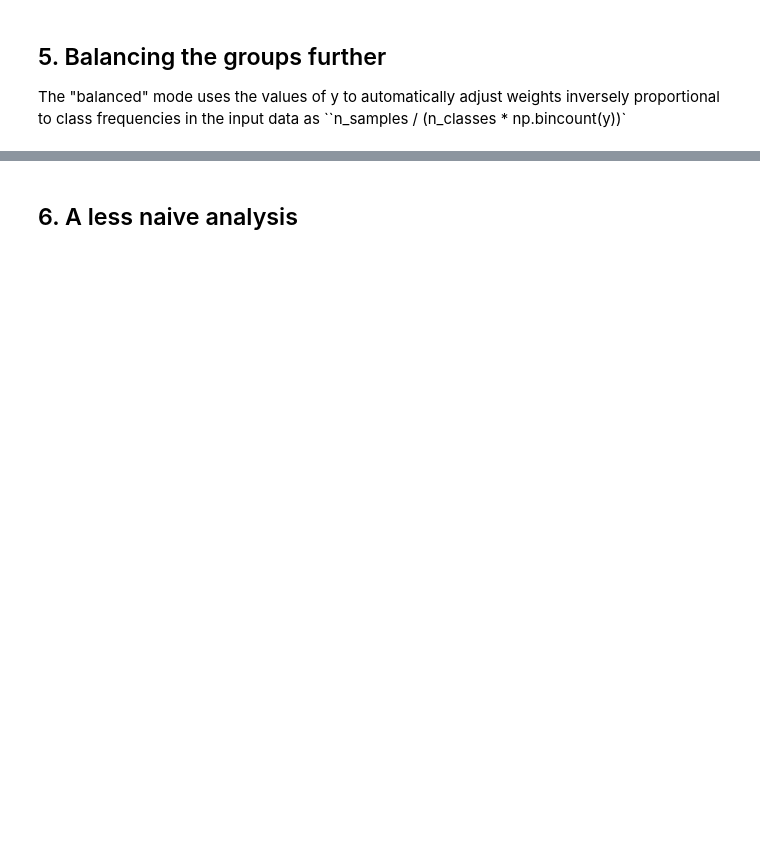
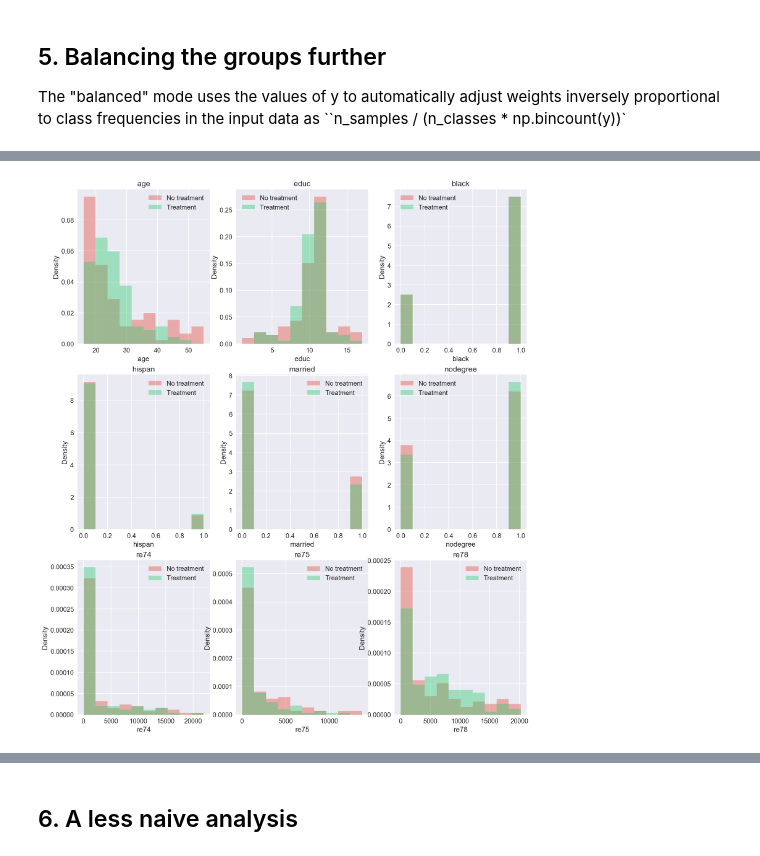
Before and after one commit to rbsteinm/AppliedDataAnalysis, a Jupyter notebook: Homeworks/04 - Applied ML/HW4.ipynb, the cells around one changed output, grey strips where cells are left out. Drawn from its saved outputs; the diff is of its cells as text; code cells hidden in the pictures; blank space fills up the shorter version.

```diff
--- a/Homeworks/04 - Applied ML/HW4.ipynb
+++ b/Homeworks/04 - Applied ML/HW4.ipynb
@@ -74,7 +92,7 @@ We should fit our model on the pre treatment features, though we will have to re
 import sklearn.linear_model
 
 lal = lalonde.drop(['id','treat','re78'],1)
-
+lal = preprocessing.scale(lal)
 model = sklearn.linear_model.LogisticRegression()
 model.fit(lal, lalonde.treat)
 pred = model.predict_proba(lal)
@@ -160,0 +241,5 @@ for index, feature in enumerate(['age', 'educ', 'black', 'hispan', 'married', 'n
+# %%
+from scipy import stats
+for feature in ['age', 'educ', 'black', 'hispan', 'married', 'nodegree', 're74', 're75', 're78']:
+    ks = stats.ks_2samp(matched[feature][matched['treat'] == 0], matched[feature][matched['treat'] == 1])
+    print('For ' + str(feature)+ ' the KS stat and P-values are ' +str(ks))
@@ -185,0 +264,25 @@ sum(result.loc[list(res.items())]['diff'])
+# %%
+lalonde = pd.read_csv('lalonde.csv')
+lal = lalonde.drop(['id','treat','re78'],1)
+lal = preprocessing.scale(lal)
+model = sklearn.linear_model.LogisticRegression()
+model.fit(lal, lalonde.treat)
+pred = model.predict_proba(lal)
+lalonde['pred'] = pred[:,1]
+
+
+Gprime=nx.Graph()
+Gprime.add_nodes_from(lalonde['id'][lalonde.treat == 0])
+Gprime.add_nodes_from(lalonde['id'][lalonde.treat == 1])
+
+lalonde_not_black = lalonde[lalonde.black == 0]
+for ID_u, score_u in zip(lalonde_not_black.id[lalonde_not_black.treat == 0], lalonde_not_black.pred[lalonde_not_black.treat == 0]):
+    for ID_v, score_v in zip(lalonde_not_black.id[lalonde_not_black.treat == 1], lalonde_not_black.pred[lalonde_not_black.treat == 1]):
+        Gprime.add_edge(ID_u, ID_v, weight=-abs(score_u-score_v))
+
+lalonde_black = lalonde[lalonde.black == 1]
+for ID_u, score_u in zip(lalonde_black.id[lalonde_black.treat == 0], lalonde_black.pred[lalonde_black.treat == 0]):
+    for ID_v, score_v in zip(lalonde_black.id[lalonde_black.treat == 1], lalonde_black.pred[lalonde_black.treat == 1]):
+        Gprime.add_edge(ID_u, ID_v, weight=-abs(score_u-score_v))
+# %%
+matching = max_weight_matching(Gprime, maxcardinality=True)
@@ -185,0 +311,10 @@ sum(result.loc[list(res.items())]['diff'])
+# %%
+lalonde.set_index('id' , inplace = True)
+matched = lalonde.loc[list(matching.keys())]
+
+f, axarr = plt.subplots(3, 3, figsize=(15, 18))
+for index, feature in enumerate(['age', 'educ', 'black', 'hispan', 'married', 'nodegree', 're74', 're75', 're78']):
+    ax = axarr[int(index/3)][index%3]
+    plot_distrib(s1=matched[feature][matched['treat'] == 0], s2=matched[feature][matched['treat'] == 1], title=feature, xLabel = feature, yLabel='Density', ax=ax)
+# %% [output]
+[figure, added]
```
Also changed, not shown: parts of 22 cells of this notebook.
